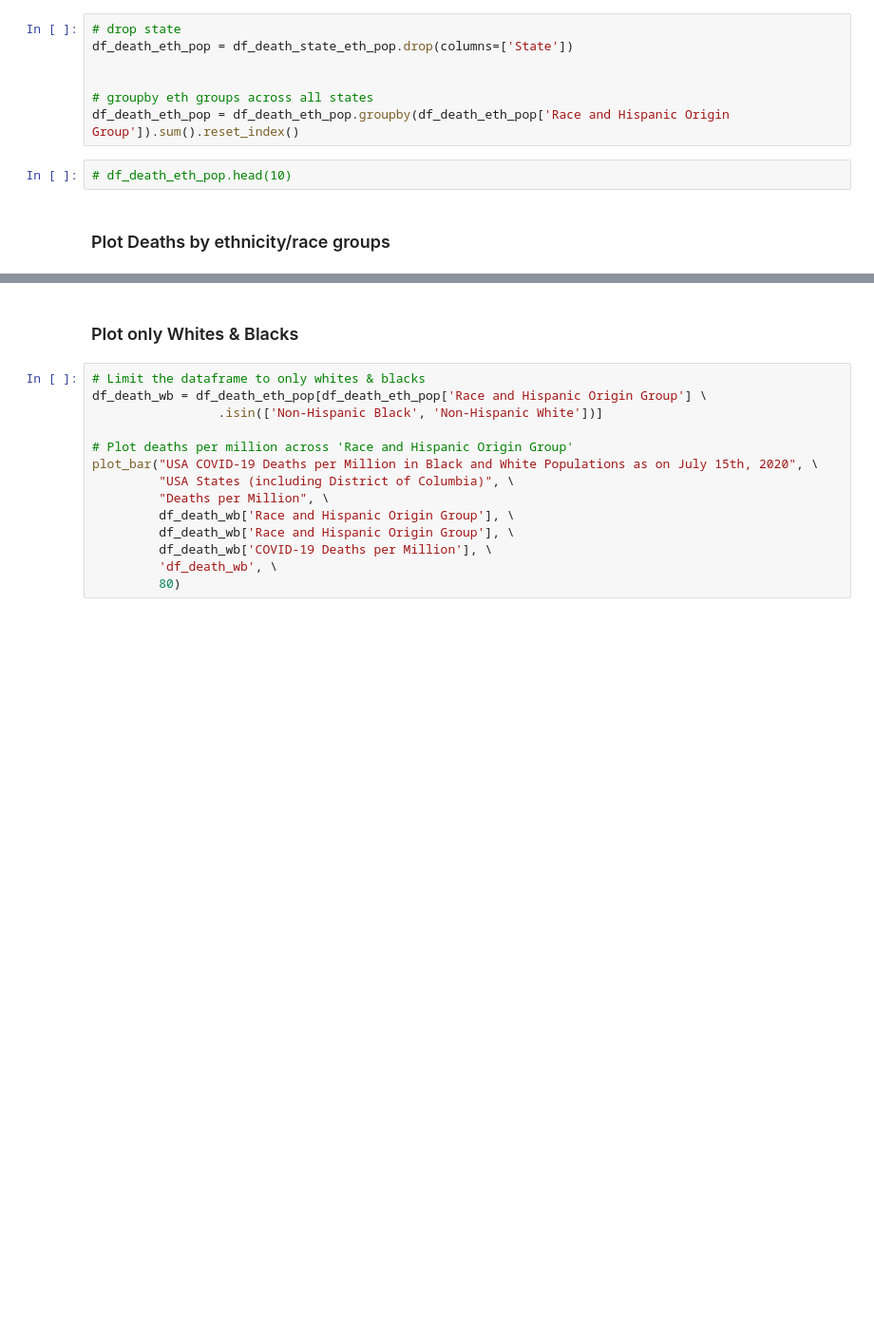
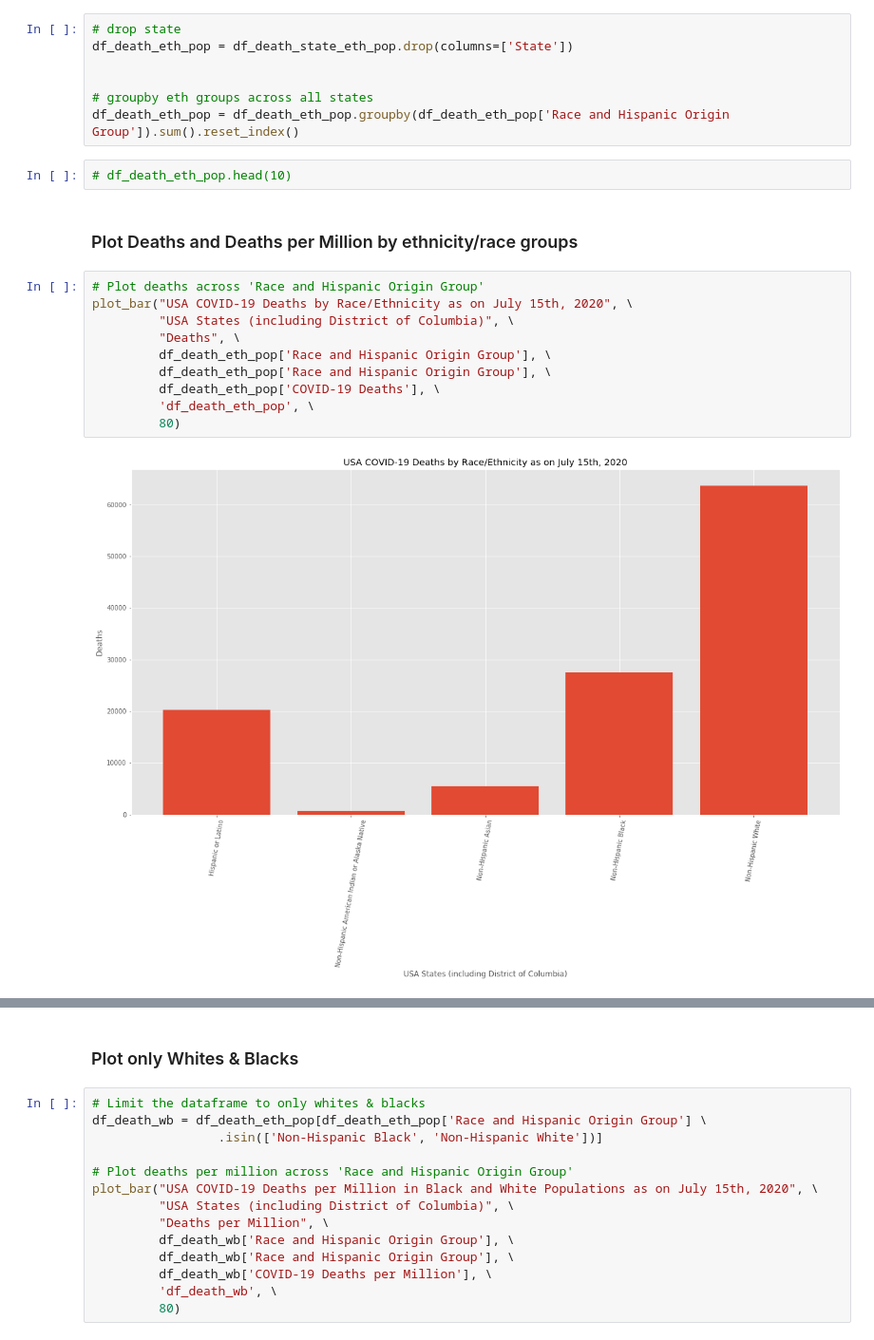
Before and after one commit to ArunMitra/COVID19-Deaths, a Jupyter notebook: Notebooks/COVID-deaths-USA.ipynb, the cells around one changed output, grey strips where cells are left out. Shown at 95% size. Saved outputs shown, nothing was run; the diff lists cells and outputs as text; blank space fills up the shorter version.

```diff
--- a/Notebooks/COVID-deaths-USA.ipynb
+++ b/Notebooks/COVID-deaths-USA.ipynb
@@ -1324,7 +1354,19 @@ df_death_eth_pop = df_death_eth_pop.groupby(df_death_eth_pop['Race and Hispanic
 # %%
 # df_death_eth_pop.head(10)
 # %% [markdown]
-### Plot Deaths by ethnicity/race groups
+### Plot Deaths and Deaths per Million by ethnicity/race groups
+# %%
+# Plot deaths across 'Race and Hispanic Origin Group'
+plot_bar("USA COVID-19 Deaths by Race/Ethnicity as on July 15th, 2020", \
+         "USA States (including District of Columbia)", \
+         "Deaths", \
+         df_death_eth_pop['Race and Hispanic Origin Group'], \
+         df_death_eth_pop['Race and Hispanic Origin Group'], \
+         df_death_eth_pop['COVID-19 Deaths'], \
+         'df_death_eth_pop', \
+         80)
+# %% [output]
+[figure, added]
 # %%
 # Plot deaths per million across 'Race and Hispanic Origin Group'
 plot_bar("USA COVID-19 Deaths per Million Population by Race/Ethnicity as on July 15th, 2020", \
```
Also changed, not shown: parts of 14 cells of this notebook, 9 other files.
